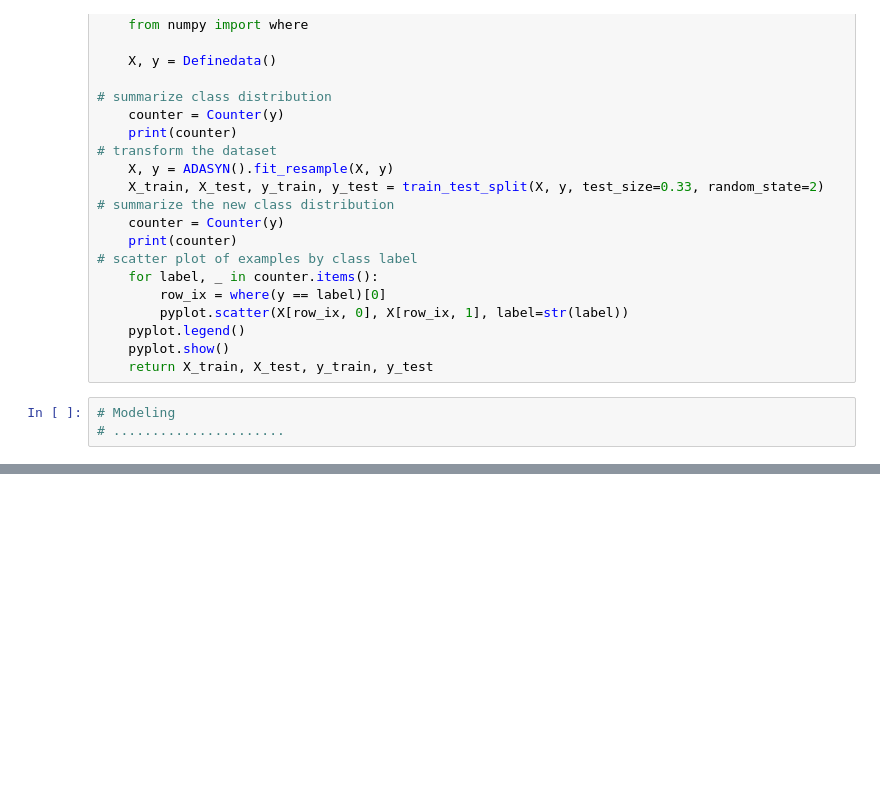
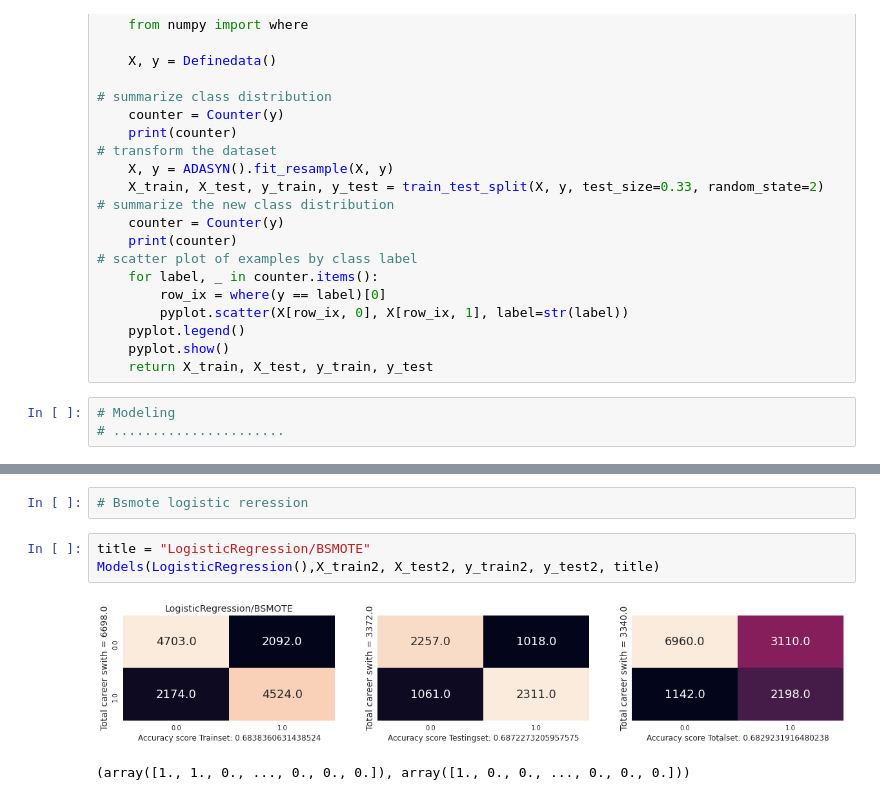
Before and after one commit to ritam-sarkar/binder-repo, a Jupyter notebook: Hr_analytics.ipynb, the cells around one changed output, grey strips where cells are left out. Drawn from its saved outputs; the diff is of its cells as text; blank space fills up the shorter version.

```diff
--- a/Hr_analytics.ipynb
+++ b/Hr_analytics.ipynb
@@ -290,0 +296,8 @@ AttributeError: 'SMOTE' object has no attribute 'fit_sample'
+# %%
+# Bsmote logistic reression
+# %%
+title = "LogisticRegression/BSMOTE"
+Models(LogisticRegression(),X_train2, X_test2, y_train2, y_test2, title)
+# %% [output]
+[figure, added]
+(array([1., 1., 0., ..., 0., 0., 0.]), array([1., 0., 0., ..., 0., 0., 0.]))
```
Also changed, not shown: parts of 20 cells of this notebook.
